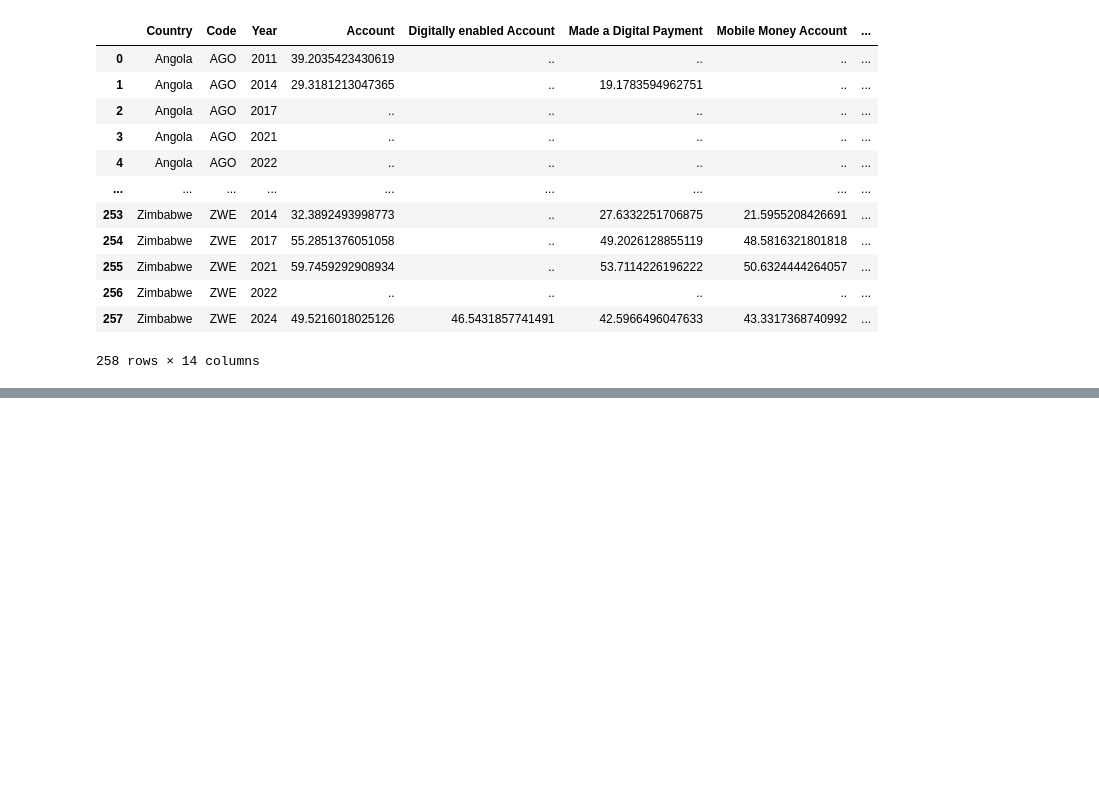
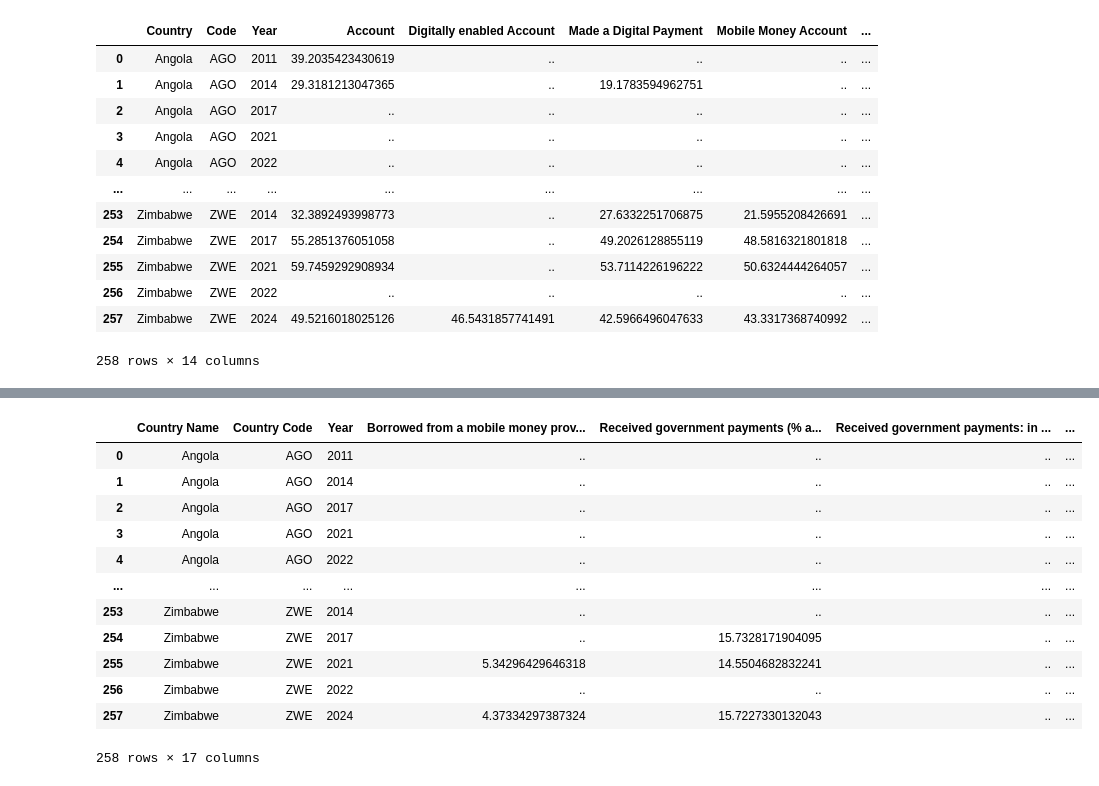
Before and after one commit to Evelynn-atienosan/MOBILE-MONEY-IN-KENYA, a Jupyter notebook: Data_Cleaning.ipynb, the cells around one changed output, grey strips where cells are left out. Saved outputs shown, nothing was run; the diff lists cells and outputs as text; code cells hidden in the pictures; blank space fills up the shorter version.

```diff
--- a/Data_Cleaning.ipynb
+++ b/Data_Cleaning.ipynb
@@ -589,0 +666,45 @@ Length: 43, dtype: str
+# %%
+df_comparison_2_indicators_long = df_comparison_2_indicators.rename(columns={
+    '2011 [YR2011]':'2011',
+    '2014 [YR2014]':'2014',
+    '2017 [YR2017]':'2017',
+    '2021 [YR2021]':'2021',
+    '2022 [YR2022]':'2022',
+    '2024 [YR2024]':'2024'
+}#, inplace = True)
+)
+
+df_comparison_2_indicators_long = df_comparison_2_indicators_long.melt(
+    id_vars=["Country Name","Country Code","Series Name"],
+    value_vars=["2011","2014","2017","2021","2022","2024"],
+    var_name="Year",
+    value_name="Value"
+)
+
+df_comparison_2_indicators_long = df_comparison_2_indicators_long.dropna(
+    subset=["Country Name", "Country Code", "Series Name"]
+)
+
+df_comparison_2_indicators_final= df_comparison_2_indicators_long.pivot(
+    index=["Country Name","Country Code","Year"],
+    columns="Series Name",
+    values="Value"
+).reset_index()
+
+df_comparison_2_indicators_final.columns.name = None
+
+df_comparison_2_indicators_final
+# %% [output]
+|  | Country Name | Country Code | Year | Borrowed from a mobile money prov... | Received government payments (% a... | Received government payments: in ... | ... |
+| 0 | Angola | AGO | 2011 | .. | .. | .. | ... |
+| 1 | Angola | AGO | 2014 | .. | .. | .. | ... |
+| 2 | Angola | AGO | 2017 | .. | .. | .. | ... |
+| 3 | Angola | AGO | 2021 | .. | .. | .. | ... |
+| 4 | Angola | AGO | 2022 | .. | .. | .. | ... |
+| ... | ... | ... | ... | ... | ... | ... | ... |
+| 253 | Zimbabwe | ZWE | 2014 | .. | .. | .. | ... |
+| 254 | Zimbabwe | ZWE | 2017 | .. | 15.7328171904095 | .. | ... |
+| 255 | Zimbabwe | ZWE | 2021 | 5.34296429646318 | 14.5504682832241 | .. | ... |
+| 256 | Zimbabwe | ZWE | 2022 | .. | .. | .. | ... |
+| 257 | Zimbabwe | ZWE | 2024 | 4.37334297387324 | 15.7227330132043 | .. | ... |
+258 rows × 17 columns
```
Also changed, not shown: parts of 35 cells of this notebook, 2 other files.
